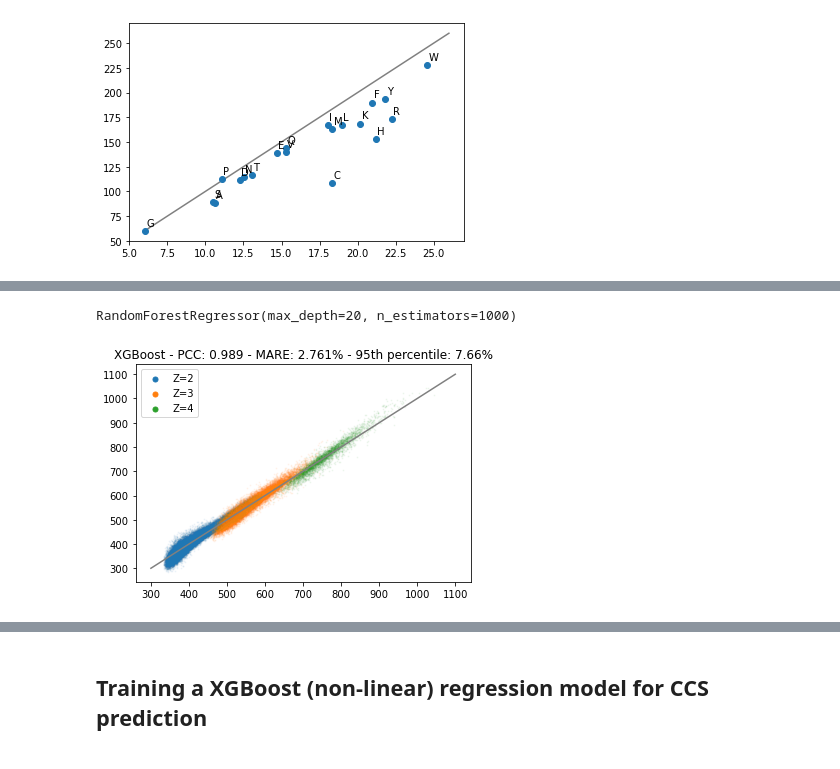
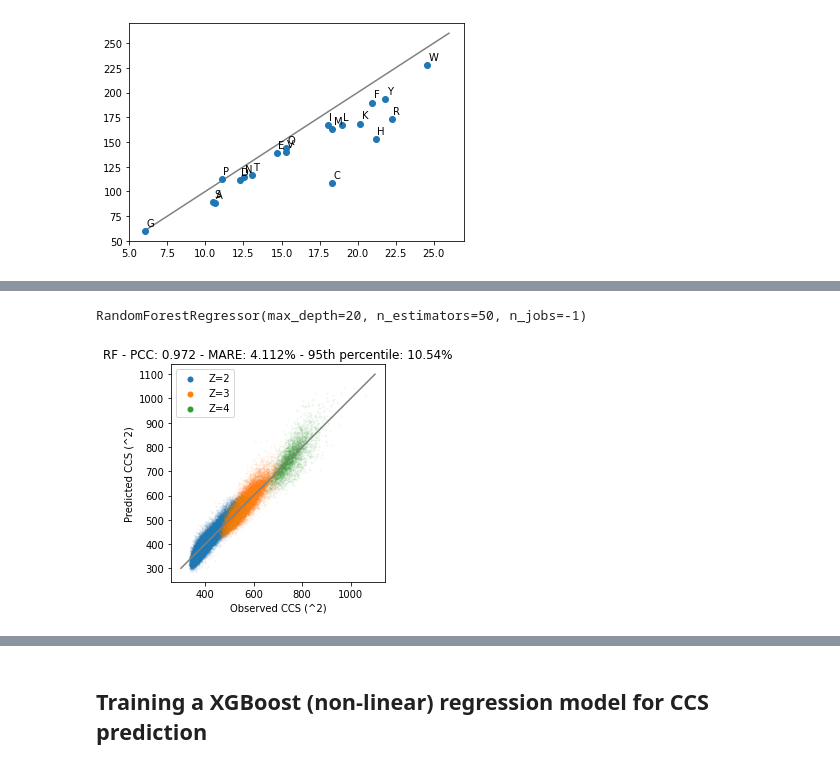
Before and after one commit to magnuspalmblad/IonMobility, a Jupyter notebook: datasets/Meier_IM_CCS/Tutorial.ipynb, the cells around one changed output, grey strips where cells are left out. Saved outputs shown, nothing was run; the diff lists cells and outputs as text; code cells hidden in the pictures.

```diff
--- a/datasets/Meier_IM_CCS/Tutorial.ipynb
+++ b/datasets/Meier_IM_CCS/Tutorial.ipynb
@@ -86,11 +88,7 @@ A fairly rudimentary technique is to use the volume of each amino acid and sum t
 # %%
 def to_predicted_ccs(row):
     vol_sum = sum([vol_dict[k]*v for k,v in row.to_dict().items()])
-    drift = -40.0 + 2.0 * vol_sum
-    ccs_est = 1.209 * vol_sum**(2.0 / 3.0)
-
-    return ccs_est
-
+    return vol_sum
 
 ccs_df["predicted_CCS_vol_based"] = X_matrix_count.apply(to_predicted_ccs,axis=1)
 # %% [markdown]
@@ -252,14 +346,22 @@ X_matrix_count_charge_train["charge"] = ccs_df_train["Charge"]
 X_matrix_count_charge_test = X_matrix_count_test.copy()
 X_matrix_count_charge_test["charge"] = ccs_df_test["Charge"]
 # %%
-rf_model = RandomForestRegressor(max_depth=20,n_estimators=1000)
+# Initialize a RF object, note the hyperparameters that the model will follow
+rf_model = RandomForestRegressor(
+                max_depth=20,
+                n_estimators=50,
+                n_jobs=-1
+)
+
+# Fit the RF model
 rf_model.fit(
     X=X_matrix_count_charge_train,
     y=ccs_df_train.loc[:,"CCS"]
 )
 # %% [output]
-RandomForestRegressor(max_depth=20, n_estimators=1000)
+RandomForestRegressor(max_depth=20, n_estimators=50, n_jobs=-1)
 # %%
+# Scatter plot the observations on the test set against the predictions on the same set
 plt.scatter(
     rf_model.predict(X=X_matrix_count_charge_test.loc[ccs_df_test["Charge"]==2,:]),
     ccs_df_test.loc[ccs_df_test["Charge"]==2,"CCS"],
@@ -274,31 +376,39 @@ plt.scatter(
     alpha=0.05,
     s=1,
     label="Z=3"
 )
 
 plt.scatter(
     rf_model.predict(X=X_matrix_count_charge_test.loc[ccs_df_test["Charge"]==4,:]),
     ccs_df_test.loc[ccs_df_test["Charge"]==4,"CCS"],
     alpha=0.05,
     s=1,
     label="Z=4"
 )
 
+# Plot a diagonal the points should be one
 plt.plot([300,1100],[300,1100],c="grey")
 
 legend = plt.legend()
 
 for lh in legend.legendHandles:
     lh.set_sizes([25])
     lh.set_alpha(1)
 
+# Get the predictions and calculate performance metrics
 predictions = rf_model.predict(X=X_matrix_count_charge_test)
 mare = round(sum((abs(predictions-ccs_df_test.loc[:,"CCS"])/ccs_df_test.loc[:,"CCS"])*100)/len(predictions),3)
 pcc = round(pearsonr(predictions,ccs_df_test.loc[:,"CCS"])[0],3)
 perc_95 = round(np.percentile((abs(predictions-ccs_df_test.loc[:,"CCS"])/ccs_df_test.loc[:,"CCS"])*100,95),2)
 
 plt.title(f"RF - PCC: {pcc} - MARE: {mare}% - 95th percentile: {perc_95}%")
 
+ax = plt.gca()
+ax.set_aspect('equal')
+
+plt.xlabel("Observed CCS (^2)")
+plt.ylabel("Predicted CCS (^2)")
+
 plt.show()
 # %% [output]
-[figure, old version]
+[figure, new version]
```
Also changed, not shown: parts of 39 cells of this notebook.
